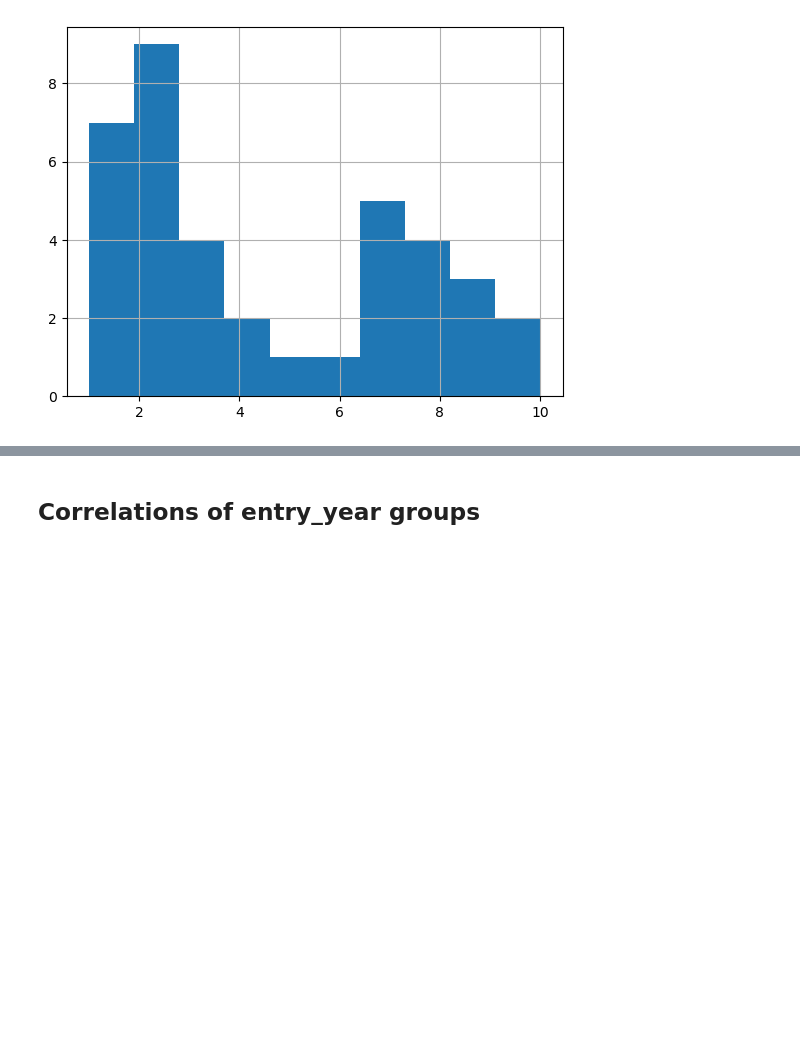
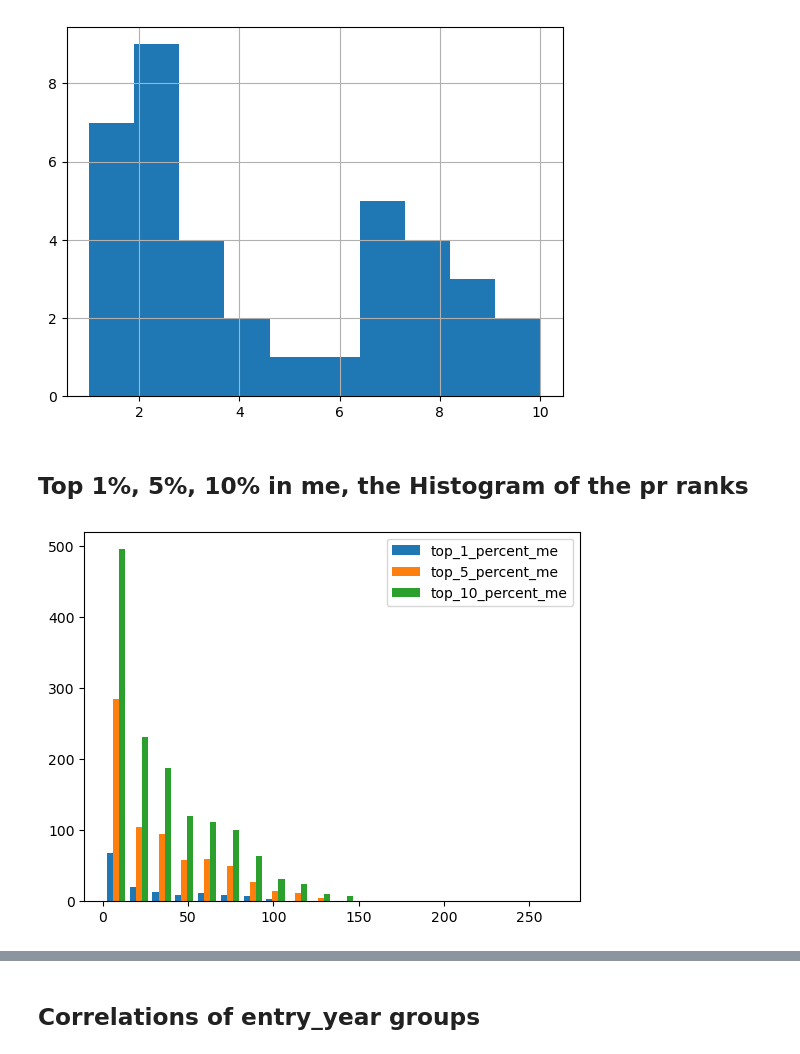
Before and after one commit to sudoghut/ming_provincial_metropolitan_palace_exam_rank_correlation, a Jupyter notebook: ming_provincial_metropolitan_palace_exam_rank_correlation.ipynb, the cells around one changed output, grey strips where cells are left out. Drawn from its saved outputs; the diff is of its cells as text; code cells hidden in the pictures; blank space fills up the shorter version.

Commit message:
update histograms

```diff
--- a/ming_provincial_metropolitan_palace_exam_rank_correlation.ipynb
+++ b/ming_provincial_metropolitan_palace_exam_rank_correlation.ipynb
@@ -271,3 +284,19 @@ input_data_df_pr_rank_1_me_less_than_10['me_rank_number'].hist()
 # %% [output]
 <AxesSubplot:>
 [figure]
+# %% [markdown]
+## Top 1%, 5%, 10% in me, the Histogram of the pr ranks
+# %%
+## Top 1%, 5%, 10% in me, the Histogram of the pr ranks
+top_1_percent_me = input_data_df[input_data_df['me_rank_number'] <= input_data_df['me_rank_number'].quantile(0.01)]
+
+top_5_percent_me = input_data_df[input_data_df['me_rank_number'] <= input_data_df['me_rank_number'].quantile(0.05)]
+
+top_10_percent_me = input_data_df[input_data_df['me_rank_number'] <= input_data_df['me_rank_number'].quantile(0.10)]
+
+# draw the histogram of top_1_percent_me, top_5_percent_me, top_10_percent_me together
+plt.hist([top_1_percent_me['pr_rank_number'],  top_5_percent_me['pr_rank_number'], top_10_percent_me['pr_rank_number']], bins=20, label=['top_1_percent_me', 'top_5_percent_me', 'top_10_percent_me'])
+plt.legend(loc='upper right')
+plt.show()
+# %% [output]
+[figure, added]
```
Also changed, not shown: parts of 22 cells of this notebook, 1 other file.
